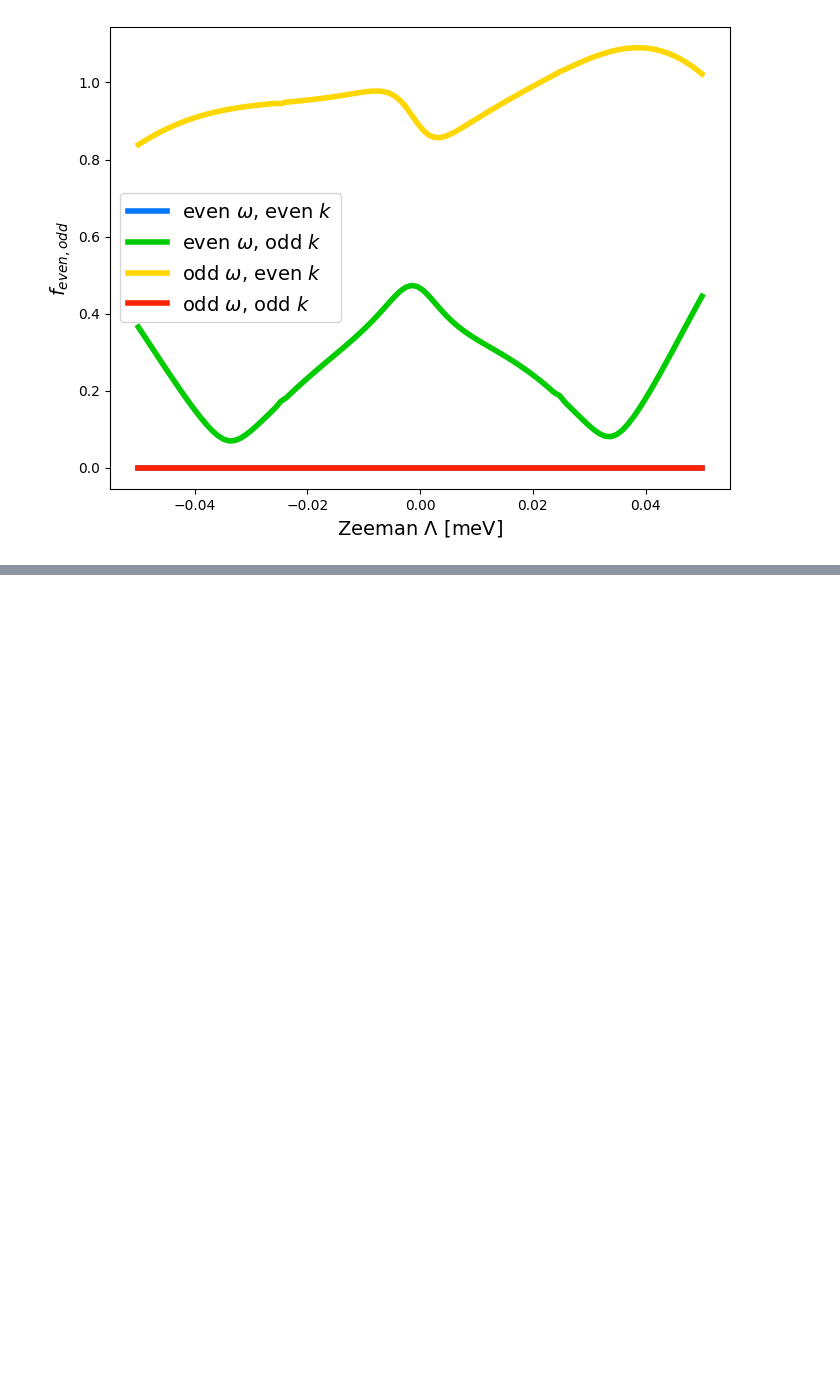
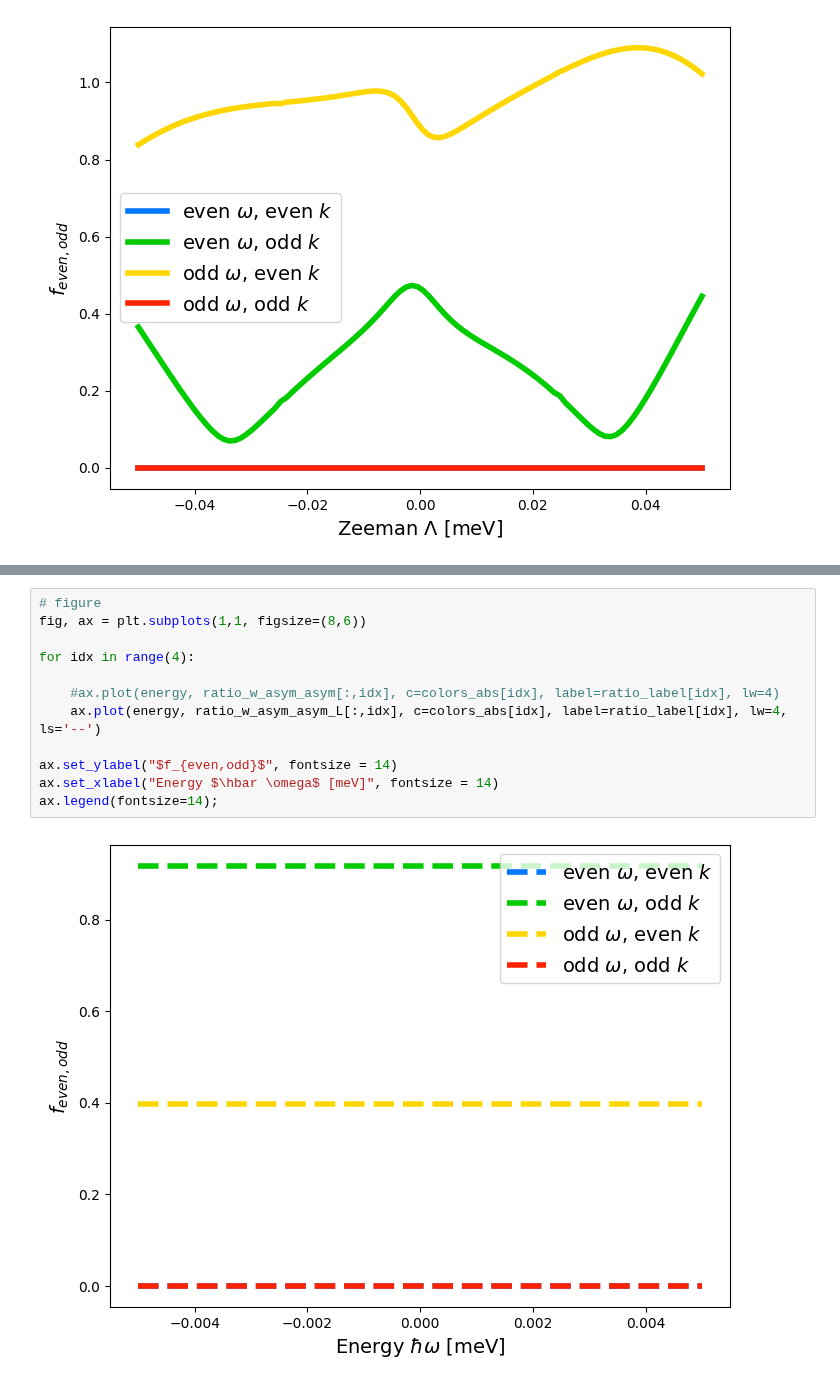
Before and after one commit to danidimic/MTI_SC_Gorkov, a Jupyter notebook: Pairing_Analysis.ipynb, the cells around one changed output, grey strips where cells are left out. Saved outputs shown, nothing was run; the diff lists cells and outputs as text; blank space fills up the shorter version.

```diff
--- a/Pairing_Analysis.ipynb
+++ b/Pairing_Analysis.ipynb
@@ -656,0 +753,14 @@ ax.legend(fontsize=14);
+# %%
+# figure
+fig, ax = plt.subplots(1,1, figsize=(8,6))
+
+for idx in range(4):
+
+    #ax.plot(energy, ratio_w_asym_asym[:,idx], c=colors_abs[idx], label=ratio_label[idx], lw=4)
+    ax.plot(energy, ratio_w_asym_asym_L[:,idx], c=colors_abs[idx], label=ratio_label[idx], lw=4, ls='--')
+
+ax.set_ylabel("$f_{even,odd}$", fontsize = 14)
+ax.set_xlabel("Energy $\hbar \omega$ [meV]", fontsize = 14)
+ax.legend(fontsize=14);
+# %% [output]
+[figure, added]
```
Also changed, not shown: parts of 5 cells of this notebook, 2 other files.
